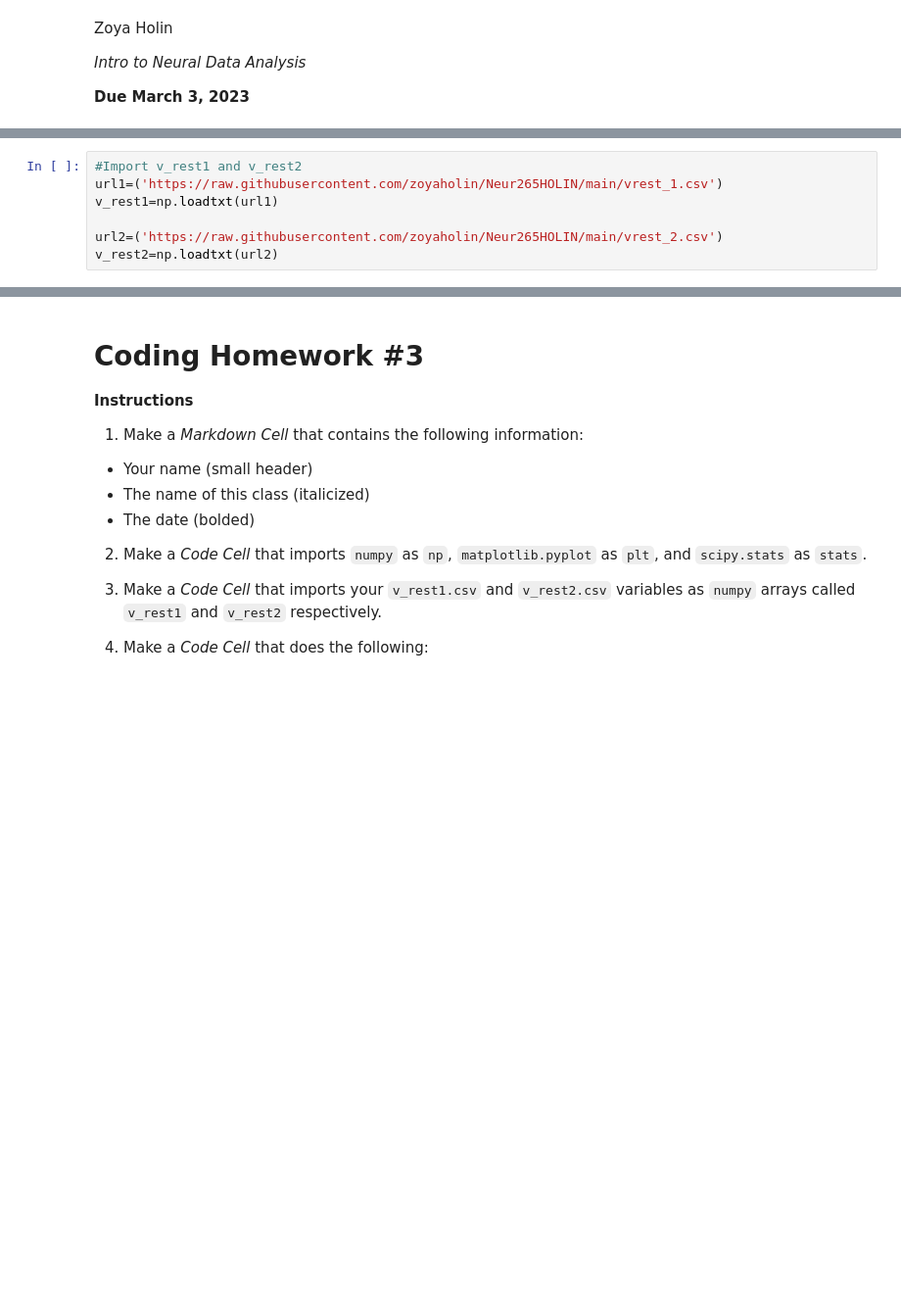
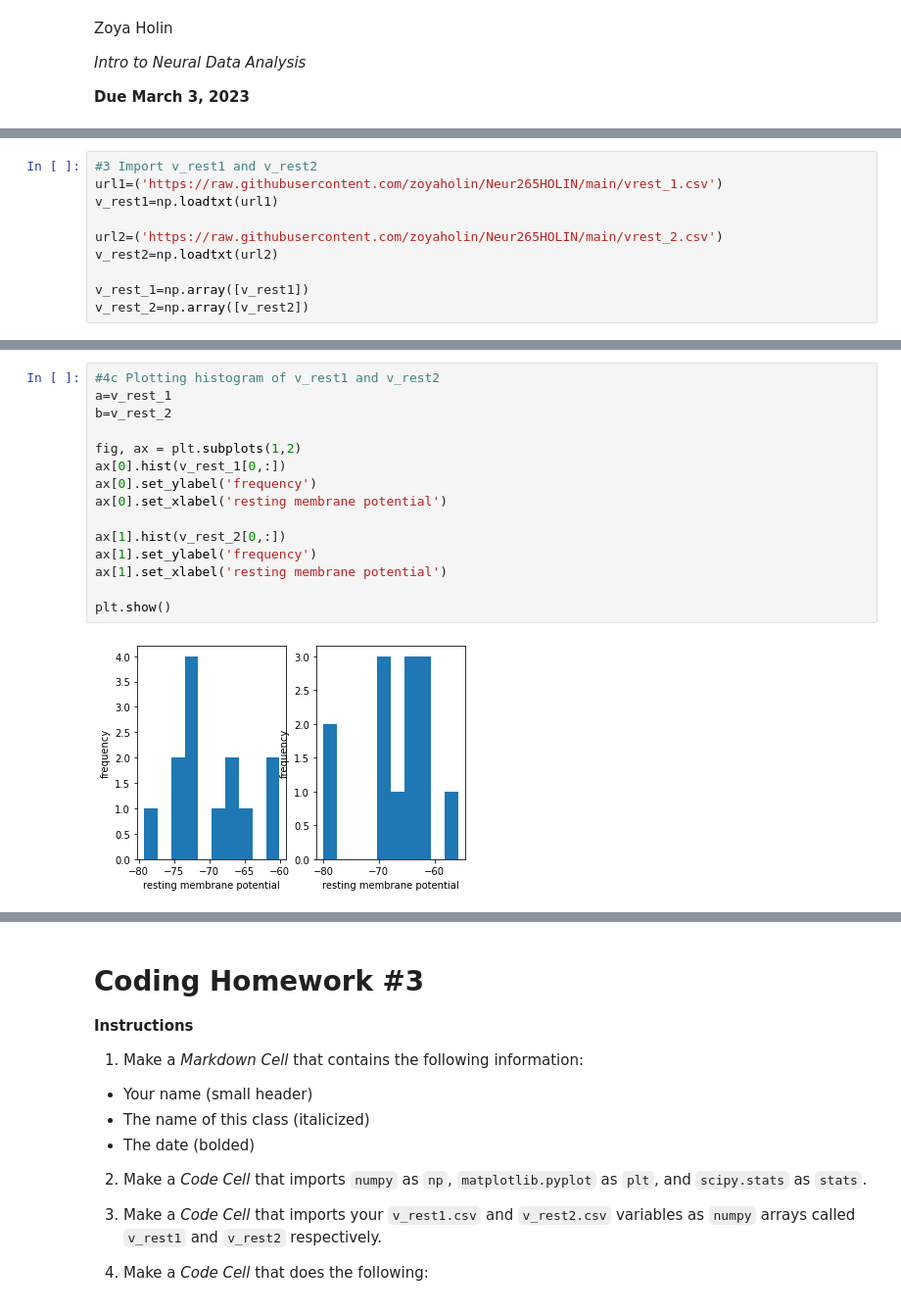
Before and after one commit to zoyaholin/Neur265HOLIN, a Jupyter notebook: coding_homework_3.ipynb, the cells around one changed output, grey strips where cells are left out. Shown at 98% size. Cells and saved outputs as stored; diff of their text form; blank space fills up the shorter version.

```diff
--- a/coding_homework_3.ipynb
+++ b/coding_homework_3.ipynb
@@ -12,10 +12,13 @@ import numpy as np
 import matplotlib.pyplot as plt
 import scipy.stats as stats
 # %%
-#Import v_rest1 and v_rest2
+#3 Import v_rest1 and v_rest2
 url1=('https://raw.githubusercontent.com/zoyaholin/Neur265HOLIN/main/vrest_1.csv')
 v_rest1=np.loadtxt(url1)
 
 url2=('https://raw.githubusercontent.com/zoyaholin/Neur265HOLIN/main/vrest_2.csv')
 v_rest2=np.loadtxt(url2)
+
+v_rest_1=np.array([v_rest1])
+v_rest_2=np.array([v_rest2])
 # %%
@@ -23,0 +43,17 @@ v_rest1_mean = means.loc['v_rest1']
+# %%
+#4c Plotting histogram of v_rest1 and v_rest2
+a=v_rest_1
+b=v_rest_2
+
+fig, ax = plt.subplots(1,2)
+ax[0].hist(v_rest_1[0,:])
+ax[0].set_ylabel('frequency')
+ax[0].set_xlabel('resting membrane potential')
+
+ax[1].hist(v_rest_2[0,:])
+ax[1].set_ylabel('frequency')
+ax[1].set_xlabel('resting membrane potential')
+
+plt.show()
+# %% [output]
+[figure, added]
```
Also changed, not shown: parts of 10 cells of this notebook.
